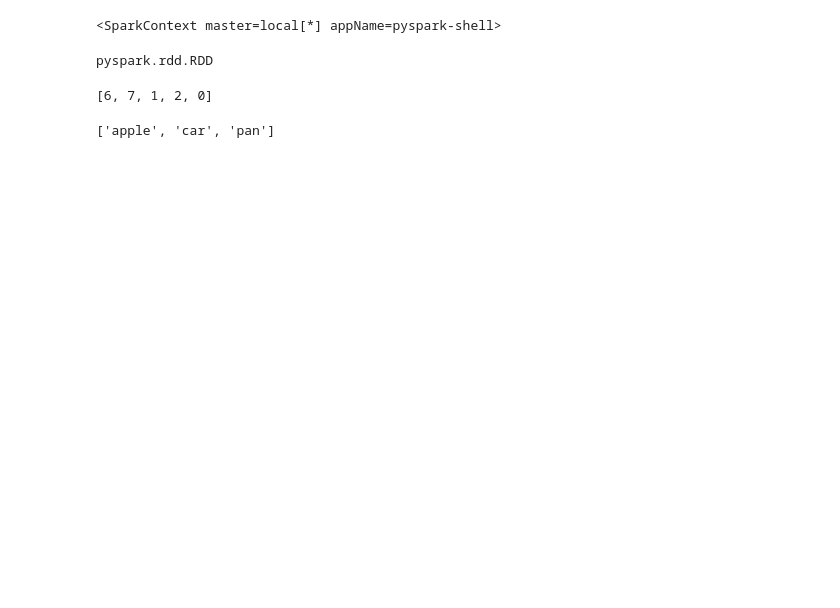
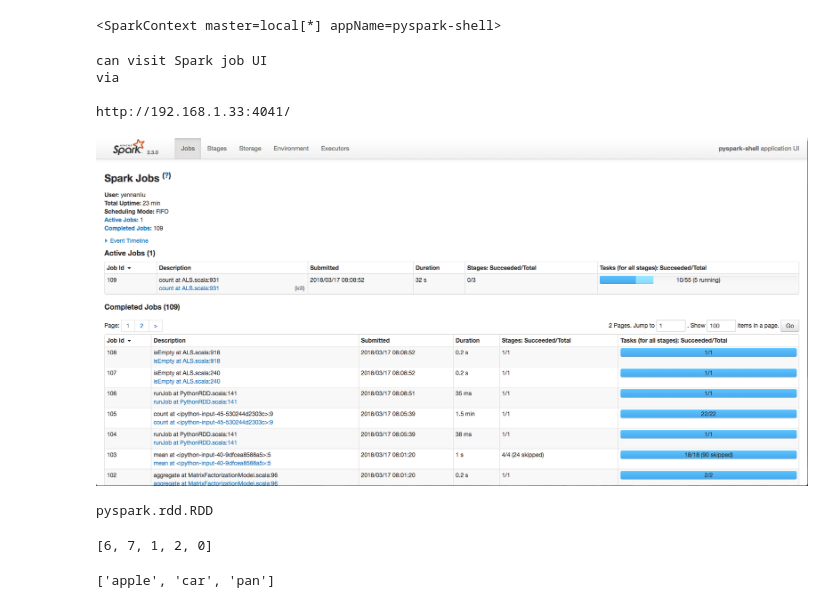
Before and after one commit to yennanliu/analysis, a Jupyter notebook: SPARK_/Spark_python_notebook_demo.ipynb, the cells around one changed output. Saved outputs shown, nothing was run; the diff lists cells and outputs as text; code cells hidden in the pictures; blank space fills up the shorter version.

Commit message:
add spark UI screenshot

```diff
--- a/SPARK_/Spark_python_notebook_demo.ipynb
+++ b/SPARK_/Spark_python_notebook_demo.ipynb
@@ -52,6 +62,22 @@ sc =SparkContext()
 sc
 # %% [output]
 <SparkContext master=local[*] appName=pyspark-shell>
+# %%
+from IPython.display import Image
+print ("""
+can visit Spark job UI
+via
+
+http://192.168.1.33:4041/
+
+""")
+Image(filename='spark_ui.png')
+# %% [output]
+can visit Spark job UI
+via
+
+http://192.168.1.33:4041/
+[figure, added]
 # %%
 intRDD = sc.parallelize([6,7,1,2,0])
 intRDD2 = sc.parallelize(["apple", "car", "pan"])
```
Also changed, not shown: parts of 4 cells of this notebook.
